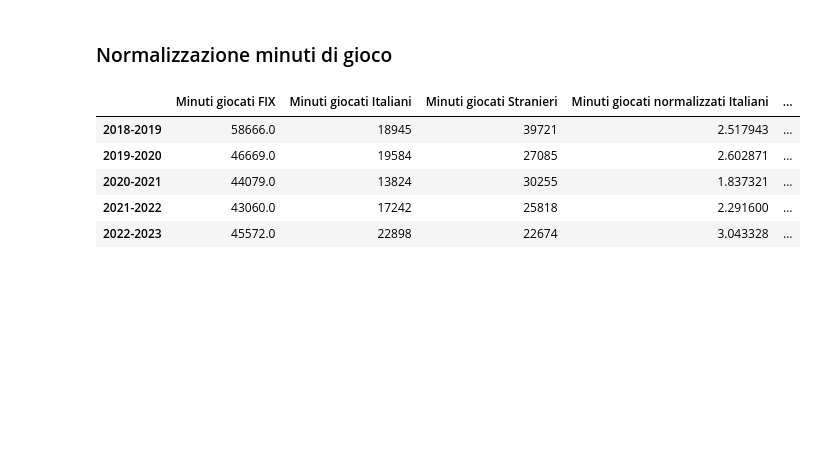
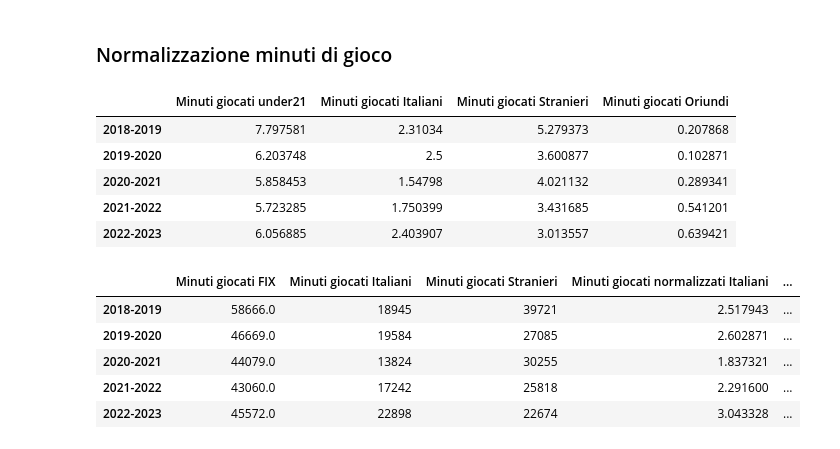
Before and after one commit to frapic98/Minutes-played-by-under-21-players-in-Serie-a, a Jupyter notebook: scraping.ipynb, the cells around one changed output. Saved outputs shown, nothing was run; the diff lists cells and outputs as text; code cells hidden in the pictures; blank space fills up the shorter version.

```diff
--- a/scraping.ipynb
+++ b/scraping.ipynb
@@ -137,18 +123,24 @@ under_stranieri
 # %%
 #normalize Minuti giocati to total minutes played in the league and create another column(from 2022-2023 to 2004-2005 divided for 3420 minutes, from 2003-2004 to 1988-1989 divided for 3060 minutes and from 1987-1988 to 1968-1969 divided for 2700 minutes)
 #mins_played["Minuti giocati normalizzati Fbref"]=0
+#inverte l'ordine delle righe del dataframe con in testa 1968 e coda 2022
 mins_played=mins_played.iloc[::-1]
 
-mins_played["Minuti giocati normalizzati Italiani"]=0
+"""mins_played["Minuti giocati normalizzati Italiani"]=0
 mins_played["Minuti giocati normalizzati Stranieri"]=0
-mins_played["Minuti giocati normalizzati FIX"]=0
-mins_played["Minuti giocati totali"]=0
+mins_played["Minuti giocati normalizzati under21"]=0
+mins_played["Minuti giocati totali"]=0"""
 
 
 #mins_played["Minuti giocati normalizzati Fbref"][0:19]=mins_played["Minuti giocati FBref"][0:19]/3420
 #mins_played["Minuti giocati normalizzati Fbref"][19:35]=mins_played["Minuti giocati FBref"][19:35]/3060
 #mins_played["Minuti giocati normalizzati Fbref"][35:]=mins_played["Minuti giocati FBref"][35:]/2700
-mins_played["Minuti giocati normalizzati Italiani"][0:19]=mins_played["Minuti giocati Italiani"][0:19]/(90*11*30*20)*100
+
+mins_played[0:19]=mins_played[0:19]/(90*11*30*20)*100
+mins_played[19:35]=mins_played[19:35]/(90*11*34*20)*100
+mins_played[35:]=mins_played[35:]/(90*11*38*20)*100
+
+"""mins_played["Minuti giocati normalizzati Italiani"][0:19]=mins_played["Minuti giocati Italiani"][0:19]/(90*11*30*20)*100
 mins_played["Minuti giocati normalizzati Italiani"][19:35]=mins_played["Minuti giocati Italiani"][19:35]/(90*11*34*20)*100
 mins_played["Minuti giocati normalizzati Italiani"][35:]=mins_played["Minuti giocati Italiani"][35:]/(90*11*38*20)*100
 
@@ -157,18 +149,36 @@ mins_played["Minuti giocati normalizzati Stranieri"][0:19]=mins_played["Minuti g
 mins_played["Minuti giocati normalizzati Stranieri"][19:35]=mins_played["Minuti giocati Stranieri"][19:35]/(90*11*34*20)*100
 mins_played["Minuti giocati normalizzati Stranieri"][35:]=mins_played["Minuti giocati Stranieri"][35:]/(90*11*38*20)*100
 
-mins_played["Minuti giocati normalizzati FIX"][0:19]=mins_played["Minuti giocati FIX"][0:19]/(90*11*30*20)*(100)
-mins_played["Minuti giocati normalizzati FIX"][19:35]=mins_played["Minuti giocati FIX"][19:35]/(90*11*34*20)*100
-mins_played["Minuti giocati normalizzati FIX"][35:]=mins_played["Minuti giocati FIX"][35:]/(90*11*38*20)*100
+mins_played["Minuti giocati normalizzati Oriundi"][0:19]=mins_played["Minuti giocati Oriundi"][0:19]/(90*11*30*20)*100
+mins_played["Minuti giocati normalizzati Oriundi"][19:35]=mins_played["Minuti giocati Oriundi"][19:35]/(90*11*34*20)*100
+mins_played["Minuti giocati normalizzati Oriundi"][35:]=mins_played["Minuti giocati Oriundi"][35:]/(90*11*38*20)*100
+
+mins_played["Minuti giocati normalizzati under21"][0:19]=mins_played["Minuti giocati under21"][0:19]/(90*11*30*20)*(100)
+mins_played["Minuti giocati normalizzati under21"][19:35]=mins_played["Minuti giocati under21"][19:35]/(90*11*34*20)*100
+mins_played["Minuti giocati normalizzati under21"][35:]=mins_played["Minuti giocati under21"][35:]/(90*11*38*20)*100
 
 mins_played["Minuti giocati totali"][0:19]=594000
 mins_played["Minuti giocati totali"][19:35]=673200
 mins_played["Minuti giocati totali"][35:]=752400
 
 #convert ["Minuti giocati normalizzati FIX"] in float
-mins_played["Minuti giocati normalizzati FIX"]=mins_played["Minuti giocati normalizzati FIX"].astype(float)
-mins_played["Minuti giocati FIX"]=mins_played["Minuti giocati FIX"].astype(float)
-mins_played["Minuti giocati normalizzati Italiani"]=mins_played["Minuti giocati normalizzati Italiani"].astype(float)
+mins_played["Minuti giocati normalizzati under21"]=mins_played["Minuti giocati normalizzati under21"].astype(float)
+mins_played["Minuti giocati under21"]=mins_played["Minuti giocati under21"].astype(float)
+mins_played["Minuti giocati normalizzati Italiani"]=mins_played["Minuti giocati normalizzati Italiani"].astype(float)"""
+
+mins_played["Minuti giocati under21"]=mins_played["Minuti giocati under21"].astype(float)
+mins_played["Minuti giocati Italiani"]=mins_played["Minuti giocati Italiani"].astype(float)
+mins_played["Minuti giocati Stranieri"]=mins_played["Minuti giocati Stranieri"].astype(float)
+mins_played["Minuti giocati Oriundi"]=mins_played["Minuti giocati Oriundi"].astype(float)
+# %%
+mins_played.tail()
+# %% [output]
+|  | Minuti giocati under21 | Minuti giocati Italiani | Minuti giocati Stranieri | Minuti giocati Oriundi |
+| 2018-2019 | 7.797581 | 2.31034 | 5.279373 | 0.207868 |
+| 2019-2020 | 6.203748 | 2.5 | 3.600877 | 0.102871 |
+| 2020-2021 | 5.858453 | 1.54798 | 4.021132 | 0.289341 |
+| 2021-2022 | 5.723285 | 1.750399 | 3.431685 | 0.541201 |
+| 2022-2023 | 6.056885 | 2.403907 | 3.013557 | 0.639421 |
 # %%
 mins_played.tail()
 # %% [output]
```
Also changed, not shown: parts of 5 cells of this notebook.
